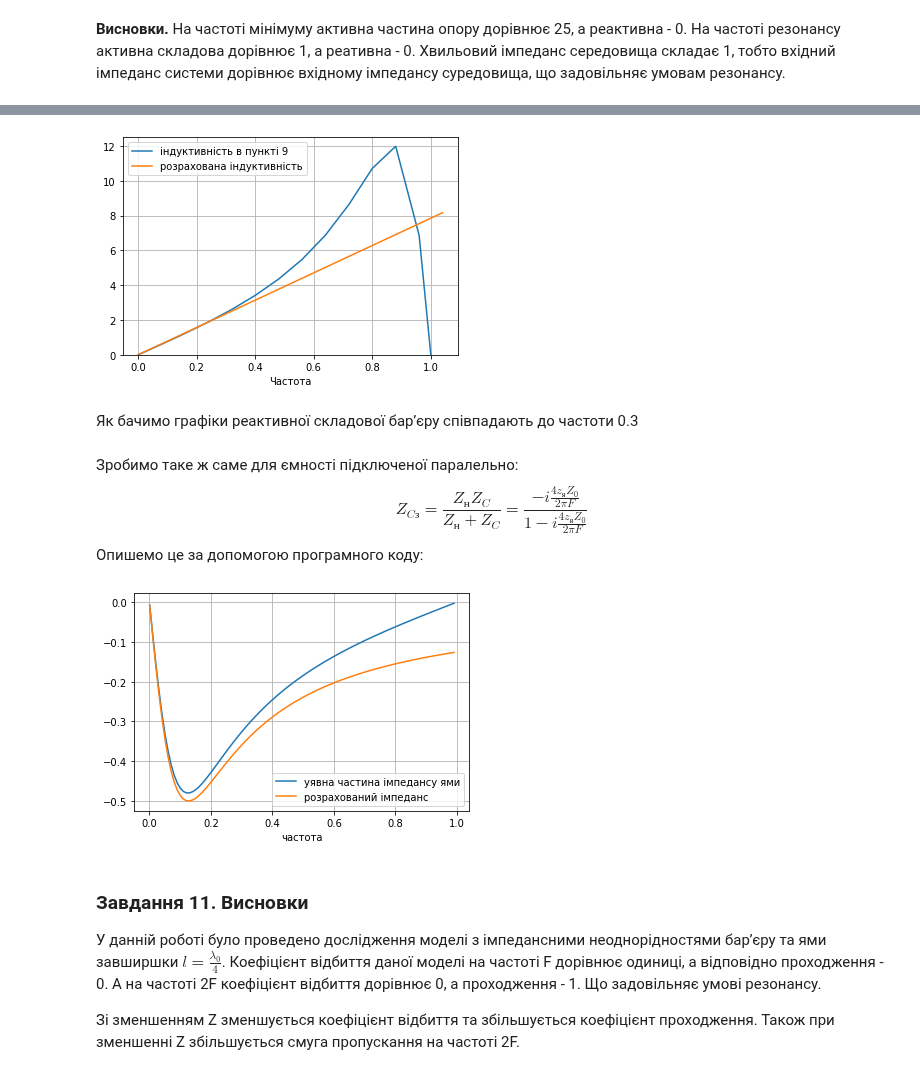
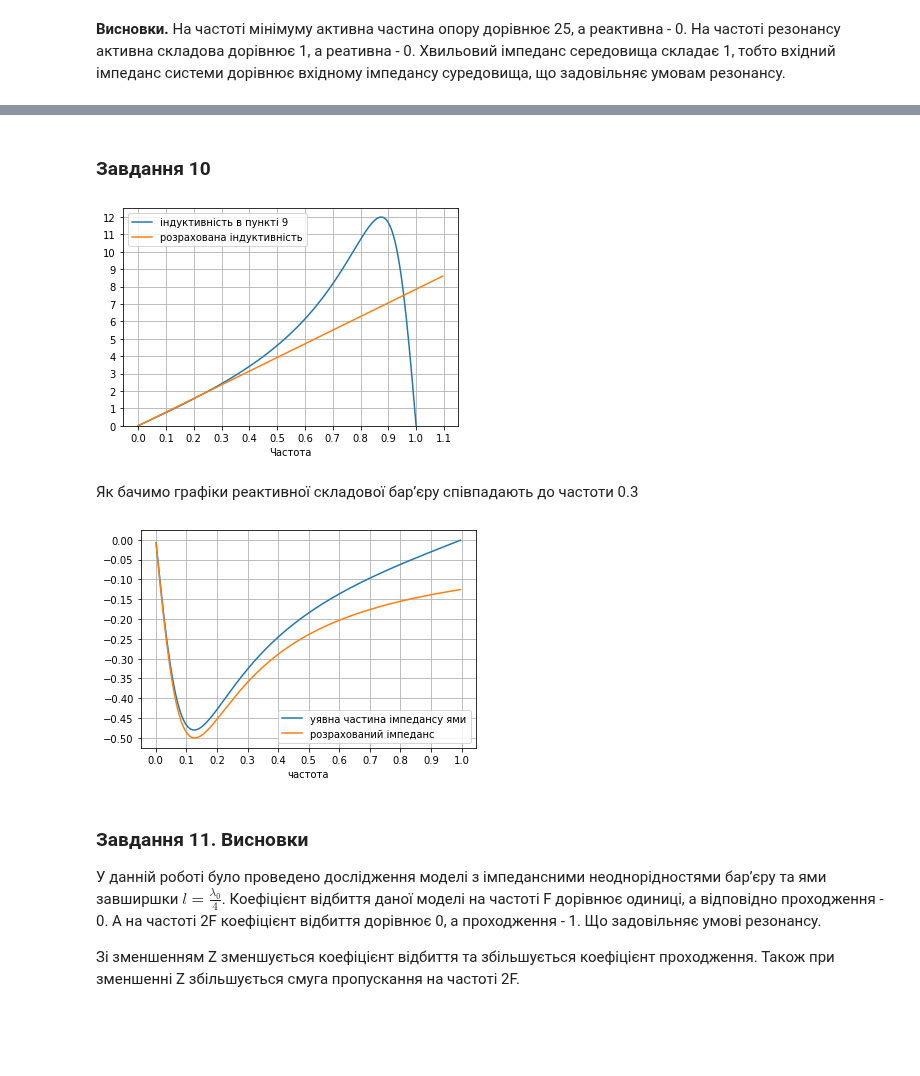
Before and after one commit to angpysha/aspiratura_imtr, a Jupyter notebook: imtr1_1.ipynb, the cells around one changed output, grey strips where cells are left out. Drawn from its saved outputs; the diff is of its cells as text; code cells hidden in the pictures; blank space fills up the shorter version.

```diff
--- a/imtr1_1.ipynb
+++ b/imtr1_1.ipynb
@@ -447,3 +472,5 @@ $$ Z_{Lз}(F) = Z_{н} + Z_{L}(F) = 1 + \frac{2 \pi z_{б}Z_{0}F}{4} $$
+# %% [markdown]
+### <a name="p1z10">Завдання 10</a>
 # %%
 z0 = 1
 def zl(f):
@@ -454,25 +481,23 @@ def zll(f):
 # %%
 zlvec = np.vectorize(zll)
 
-f10_1 = np.arange(0,1.1,0.08)
+f10_1 = np.arange(0,1.1,0.005)
 zlvalues = np.imag(zlvec(f10_1))
 # %%
 ax5 = plt.subplot(111)
 ax5.plot(f10_1, imze2vec(f10_1), label='індуктивність в пункті 9')
 ax5.plot(f10_1,zlvalues, label='розрахована індуктивність')
 ax5.set_xlabel('Частота')
 ax5.set_ylim(0,12.5)
 plt.grid(True)
+ax5.xaxis.set_major_locator(plticker.MultipleLocator(base=float(0.1)))
+ax5.yaxis.set_major_locator(plticker.MultipleLocator(base=float(1)))
 ax5.legend()
 plt.show()
 # %% [output]
-[figure, old version]
+[figure, new version]
 # %% [markdown]
 Як бачимо графіки реактивної складової барʼєру співпадають до частоти 0.3
-# %% [markdown]
-Зробимо таке ж саме для ємності підключеної паралельно:
-$$ Z_{Cз} = \frac{Z_{н}Z_{C}}{Z_{н}+Z_{C}} = \frac{-i\frac{4z_{я}Z_{0}}{2\pi F}}{1-i\frac{4z_{я}Z_{0}}{2\pi F}} $$
-Опишемо це за допомогою програмного коду:
 # %%
 def zc(f):
     return 2*zy*z0/pi/f
@@ -498,11 +523,13 @@ ax6 = plt.subplot(111)
 ax6.plot(f10_2, z1im_vals, label='уявна частина імпедансу ями')
 ax6.plot(f10_2,np.imag(zcvec(f10_2)), label='розрахований імпеданс')
 ax6.legend()
+ax6.xaxis.set_major_locator(plticker.MultipleLocator(base=float(0.1)))
+ax6.yaxis.set_major_locator(plticker.MultipleLocator(base=float(0.05)))
 plt.grid(True)
 plt.xlabel('частота')
 plt.show()
 # %% [output]
-[figure, old version]
+[figure, new version]
 # %% [markdown]
 ### <a name="p1z11">Завдання 11. Висновки</a>
 У данній роботі було проведено дослідження моделі з імпедансними неоднорідностями барʼєру та ями завширшки $ l = \frac{\lambda  _{0}}{4} $. Коефіцієнт відбиття даної моделі на частоті F дорівнює одиниці, а відповідно проходження - 0. А на частоті 2F коефіцієнт відбиття дорівнює 0, а проходження - 1. Що задовільняє умові резонансу.
```
Also changed, not shown: parts of 70 cells of this notebook.
